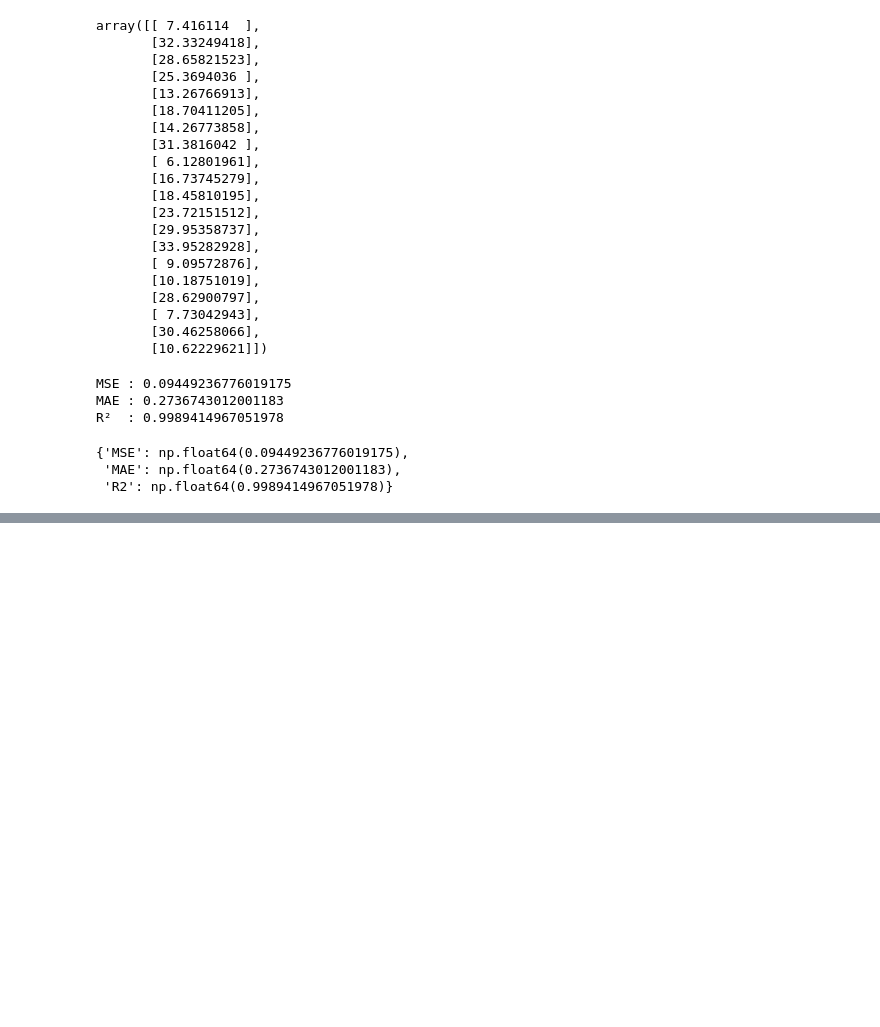
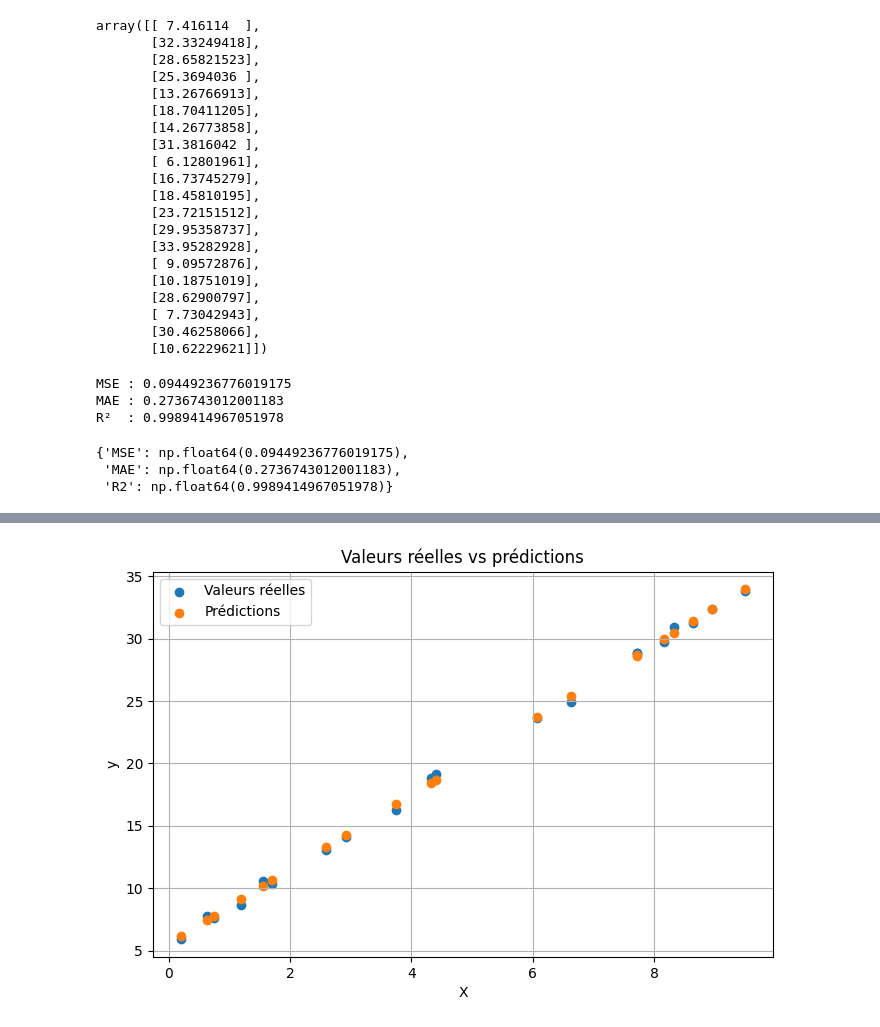
Before and after one commit to ilyass-aftyss/ml-from-scratch, a Jupyter notebook: notebooks/01_linear_regression.ipynb, the cells around one changed output, grey strips where cells are left out. Cells and saved outputs as stored; diff of their text form; code cells hidden in the pictures; blank space fills up the shorter version.

```diff
--- a/notebooks/01_linear_regression.ipynb
+++ b/notebooks/01_linear_regression.ipynb
@@ -177,0 +266,27 @@ results
+# %%
+
+# visualiser les predictions et les erreurs  :
+
+y_pre = model.prediction(X_test)
+
+plt.figure(figsize=(8,5))
+
+plt.scatter(
+    X_test[:, 0],
+    y_test[:, 0],
+    label="Valeurs réelles"
+)
+
+plt.scatter(
+    X_test[:, 0],
+    y_pre[:, 0],
+    label="Prédictions"
+)
+plt.xlabel("X")
+plt.ylabel("y")
+plt.title("Valeurs réelles vs prédictions")
+plt.legend()
+plt.grid(True)
+plt.show()
+# %% [output]
+[figure, added]
```
Also changed, not shown: parts of 8 cells of this notebook.
